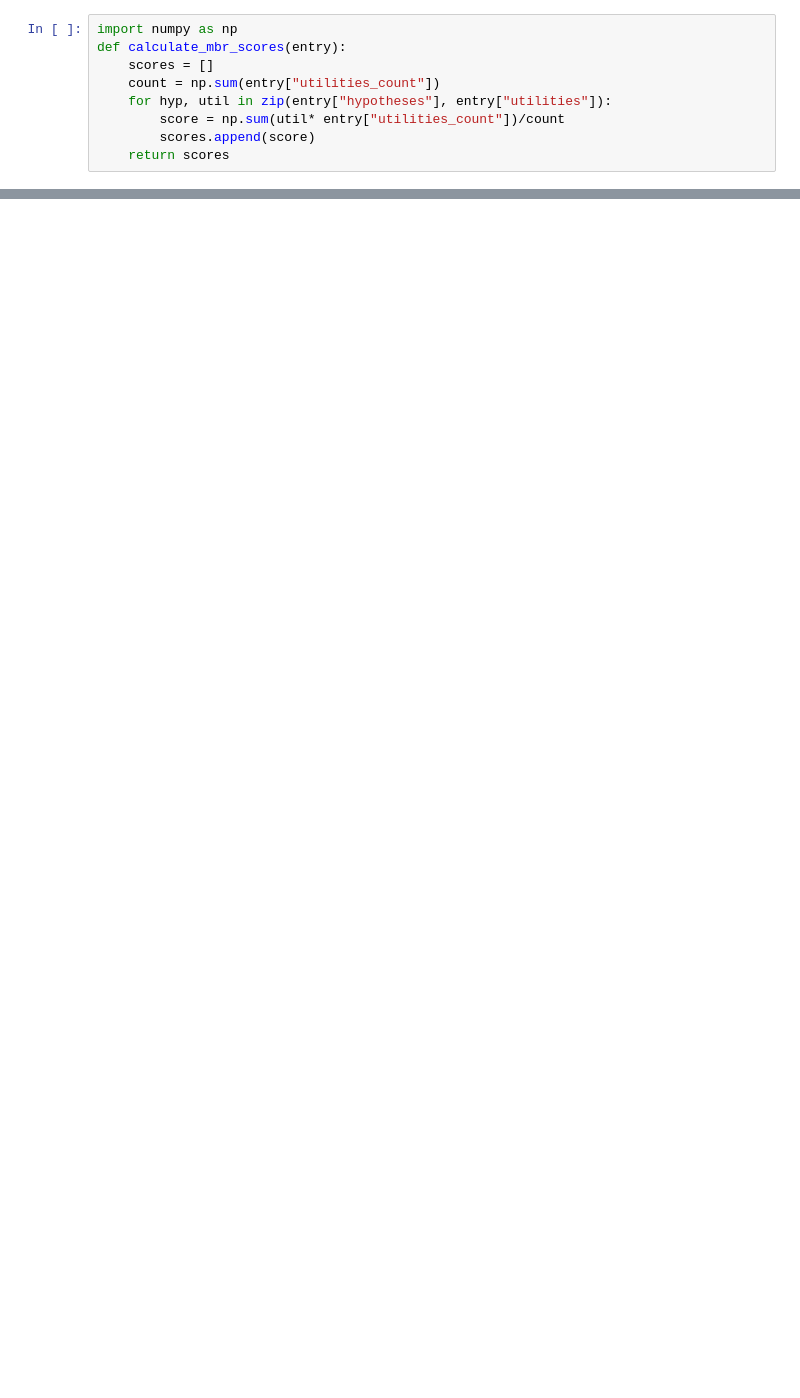
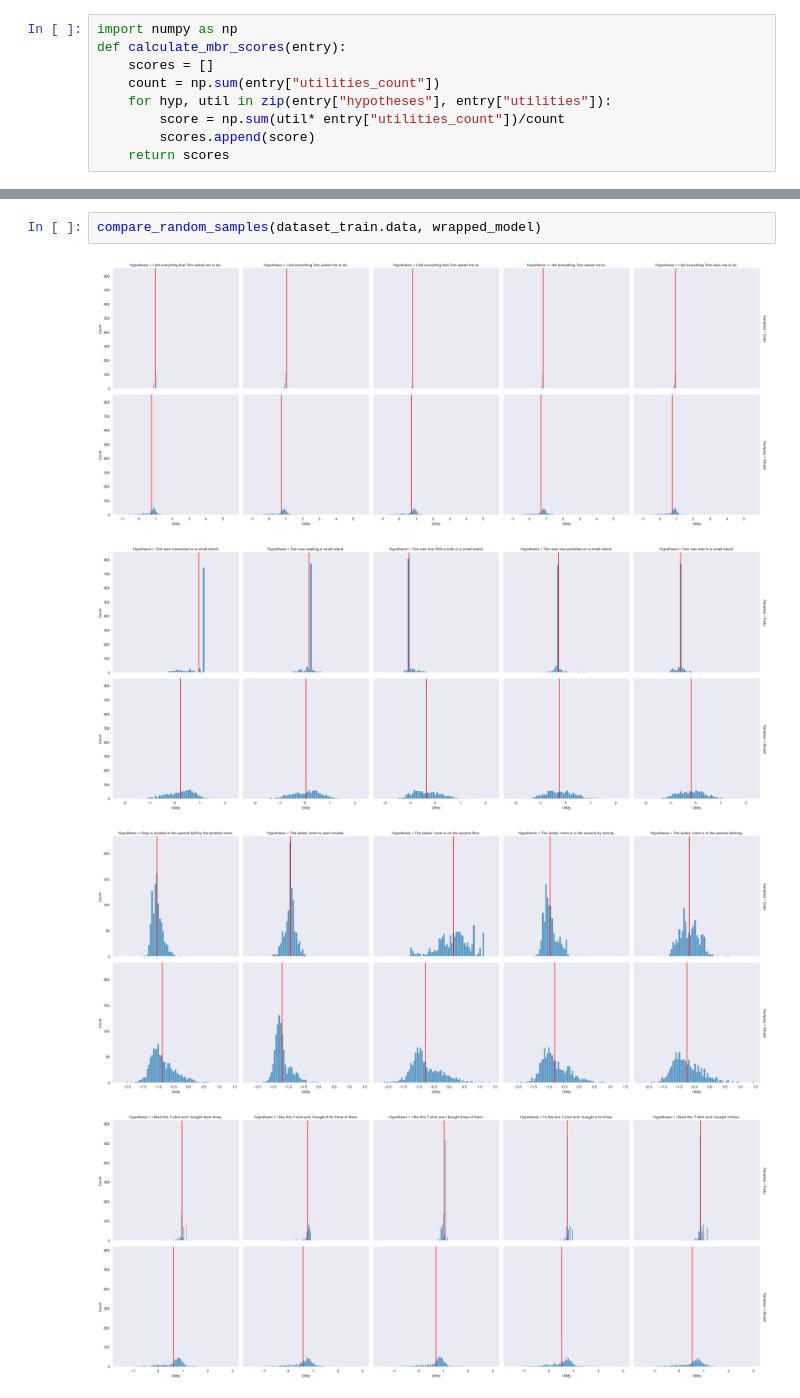
Before and after one commit to gersonfoks/master-thesis, a Jupyter notebook: notebooks/mixture_models/Analysing mixture model.ipynb, the cells around one changed output, grey strips where cells are left out. Cells and saved outputs as stored; diff of their text form; blank space fills up the shorter version.

```diff
--- a/notebooks/mixture_models/Analysing mixture model.ipynb
+++ b/notebooks/mixture_models/Analysing mixture model.ipynb
@@ -41,0 +159,7 @@ wrapped_model = GaussianMixtureMBRModel(model)
+# %%
+compare_random_samples(dataset_train.data, wrapped_model)
+# %% [output]
+[figure, added]
+[figure, added]
+[figure, added]
+[figure, added]
```
Also changed, not shown: parts of 18 cells of this notebook, 5 other files.
